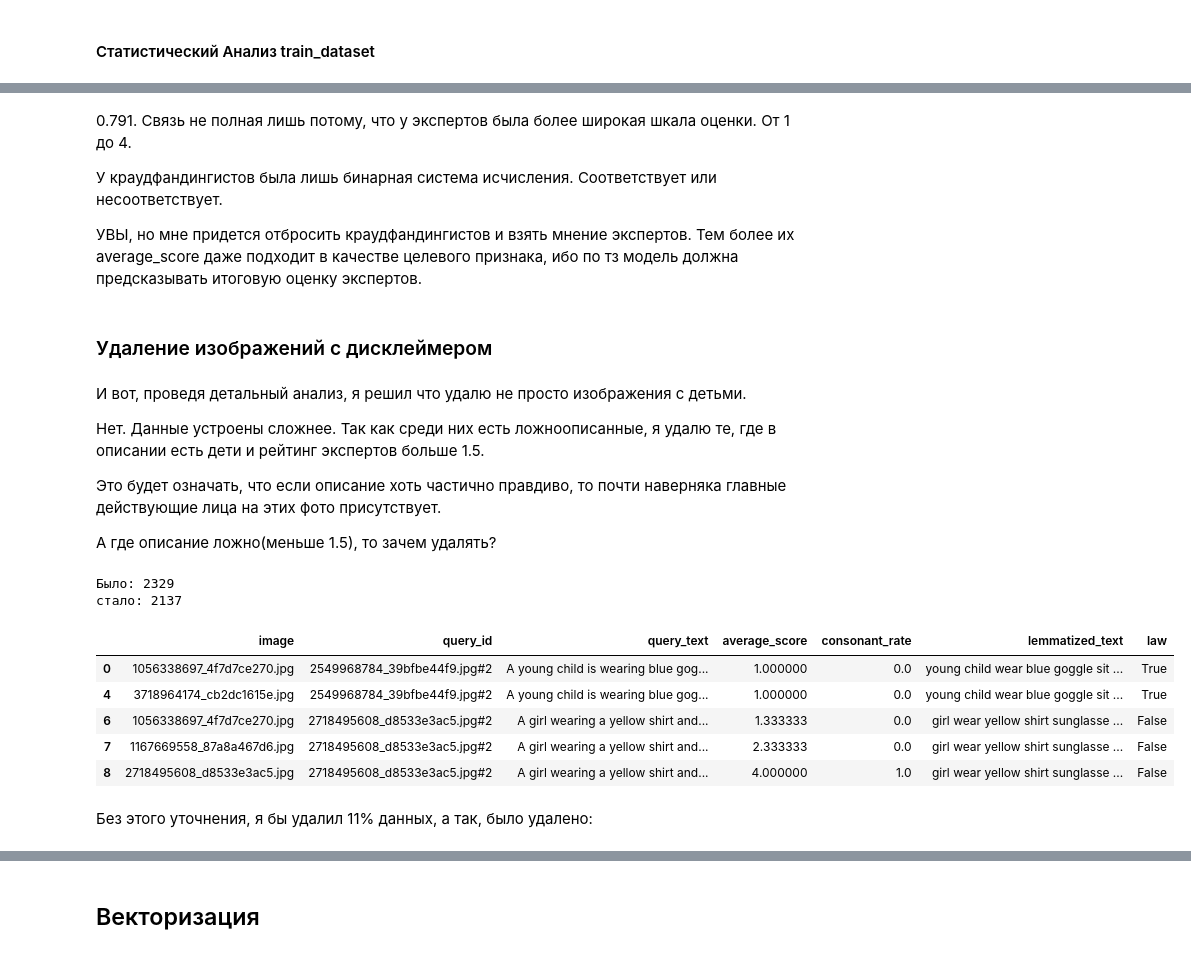
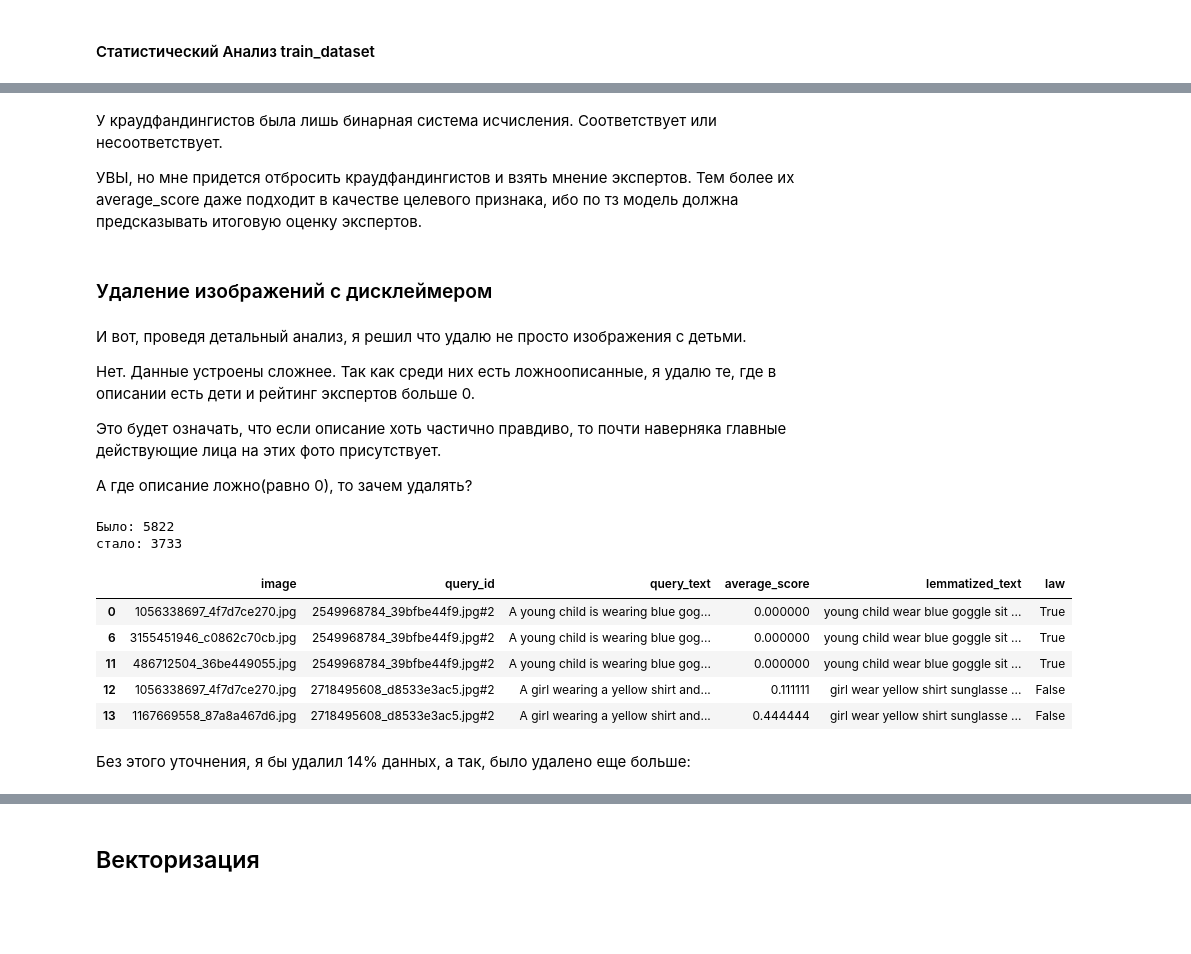
Before and after one commit to Nickreven/Project5WithSense, a Jupyter notebook: Project5WithSense.ipynb, the cells around one changed output, grey strips where cells are left out. Drawn from its saved outputs; the diff is of its cells as text; code cells hidden in the pictures; blank space fills up the shorter version.

```diff
--- a/Project5WithSense.ipynb
+++ b/Project5WithSense.ipynb
@@ -381,7 +525,7 @@ display(ExpertAnnotations.head(5))
 # %% [markdown]
 #### ExpertAnnotations
 # %%
-ExpertAnnotations['average_score'] = ExpertAnnotations[['first_expert', 'second_expert', 'third_expert']].mean(axis=1)
+expertannotations['average_score'] = expertannotations[['first_expert', 'second_expert', 'third_expert']].mean(axis=1)
 
-#ExpertAnnotations = ExpertAnnotations.drop(['first_expert', 'second_expert', 'third_expert'], axis=1)
+#expertannotations = expertannotations.drop(['first_expert', 'second_expert', 'third_expert'], axis=1)
 # %%
@@ -405,0 +563,3 @@ display(ExpertAnnotations.head(5))
+# %%
+expertannotations['average_score'] = (expertannotations['average_score'] - 1) / 3
+display(expertannotations[['average_score']].head(5))
@@ -423,7 +590,9 @@ print(len(train_dataset['image'].unique()))
 Объединю по image и query_id train_dataset с ExpertAnnotations.
 # %%
 train_dataset = train_dataset.merge(
-    ExpertAnnotations[['image', 'query_id', 'average_score']],
+    expertannotations[['image', 'query_id', 'average_score']],
     on=['image', 'query_id'],
-    how='inner'
+    how='left'
 )
+
+print(f"Пар с экспертными оценками: {train_dataset['average_score'].notna().sum()}")
@@ -432,6 +607,0 @@ train_dataset = train_dataset.merge(
-# %%
-train_dataset = train_dataset.merge(
-    CrowdAnnotations[['image', 'query_id', 'consonant_rate']],
-    on=['image', 'query_id'],
-    how='inner'
-)
@@ -773,6 +1017,4 @@ plt.show()
 # %% [markdown]
-0.791. Связь не полная лишь потому, что у экспертов была более широкая шкала оценки. От 1 до 4.
-
 У краудфандингистов была лишь бинарная система исчисления. Соответствует или несоответствует.
 
 УВЫ, но мне придется отбросить краудфандингистов и взять мнение экспертов. Тем более их average_score даже подходит в качестве целевого признака, ибо по тз модель должна предсказывать итоговую оценку экспертов.
@@ -781,28 +1040,32 @@ plt.show()
 # %% [markdown]
 И вот, проведя детальный анализ, я решил что удалю не просто изображения с детьми.
 
-Нет. Данные устроены сложнее. Так как среди них есть ложноописанные, я удалю те, где в описании есть дети и рейтинг экспертов больше 1.5.
+Нет. Данные устроены сложнее. Так как среди них есть ложноописанные, я удалю те, где в описании есть дети и рейтинг экспертов больше 0.
 
 Это будет означать, что если описание хоть частично правдиво, то почти наверняка главные действующие лица на этих фото присутствует.
 
-А где описание ложно(меньше 1.5), то зачем удалять?
+А где описание ложно(равно 0), то зачем удалять?
 # %%
 print(f"Было: {len(train_dataset)}")
 lentraindataset = len(train_dataset)
-train_dataset = train_dataset[~((train_dataset['law'] == True) & (train_dataset['average_score'] > 1.5))]
+
+bad_images = train_dataset[(train_dataset['law'] == True) & (train_dataset['average_score'] > 0)]['image'].unique()
+train_dataset = train_dataset[~train_dataset['image'].isin(bad_images)]
+
+
 print(f"стало: {len(train_dataset)}")
 train_dataset.head()
 # %% [output]
-Было: 2329
-стало: 2137
+Было: 5822
+стало: 3733
-|  | image | query_id | query_text | average_score | consonant_rate | lemmatized_text | law |
-| 0 | 1056338697_4f7d7ce270.jpg | 2549968784_39bfbe44f9.jpg#2 | A young child is wearing blue gog... | 1.000000 | 0.0 | young child wear blue goggle sit ... | True |
-| 4 | 3718964174_cb2dc1615e.jpg | 2549968784_39bfbe44f9.jpg#2 | A young child is wearing blue gog... | 1.000000 | 0.0 | young child wear blue goggle sit ... | True |
-| 6 | 1056338697_4f7d7ce270.jpg | 2718495608_d8533e3ac5.jpg#2 | A girl wearing a yellow shirt and... | 1.333333 | 0.0 | girl wear yellow shirt sunglasse ... | False |
-| 7 | 1167669558_87a8a467d6.jpg | 2718495608_d8533e3ac5.jpg#2 | A girl wearing a yellow shirt and... | 2.333333 | 0.0 | girl wear yellow shirt sunglasse ... | False |
-| 8 | 2718495608_d8533e3ac5.jpg | 2718495608_d8533e3ac5.jpg#2 | A girl wearing a yellow shirt and... | 4.000000 | 1.0 | girl wear yellow shirt sunglasse ... | False |
+|  | image | query_id | query_text | average_score | lemmatized_text | law |
+| 0 | 1056338697_4f7d7ce270.jpg | 2549968784_39bfbe44f9.jpg#2 | A young child is wearing blue gog... | 0.000000 | young child wear blue goggle sit ... | True |
+| 6 | 3155451946_c0862c70cb.jpg | 2549968784_39bfbe44f9.jpg#2 | A young child is wearing blue gog... | 0.000000 | young child wear blue goggle sit ... | True |
+| 11 | 486712504_36be449055.jpg | 2549968784_39bfbe44f9.jpg#2 | A young child is wearing blue gog... | 0.000000 | young child wear blue goggle sit ... | True |
+| 12 | 1056338697_4f7d7ce270.jpg | 2718495608_d8533e3ac5.jpg#2 | A girl wearing a yellow shirt and... | 0.111111 | girl wear yellow shirt sunglasse ... | False |
+| 13 | 1167669558_87a8a467d6.jpg | 2718495608_d8533e3ac5.jpg#2 | A girl wearing a yellow shirt and... | 0.444444 | girl wear yellow shirt sunglasse ... | False |
 # %% [markdown]
-Без этого уточнения, я бы удалил 11% данных, а так, было удалено:
+Без этого уточнения, я бы удалил 14% данных, а так, было удалено еще больше:
 # %%
 print(f"Осталось {(len(train_dataset) / lentraindataset * 100):.2f}% данных")
 print(f"Удалено {100-(len(train_dataset) / lentraindataset * 100):.2f}% данных")
```
Also changed, not shown: parts of 153 cells of this notebook.
